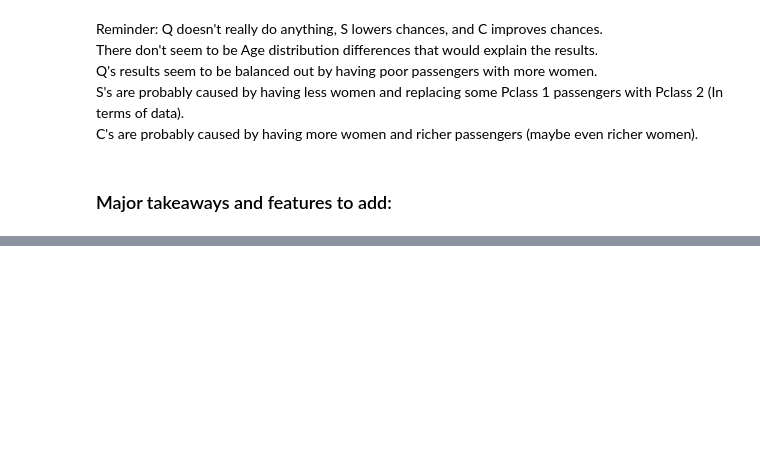
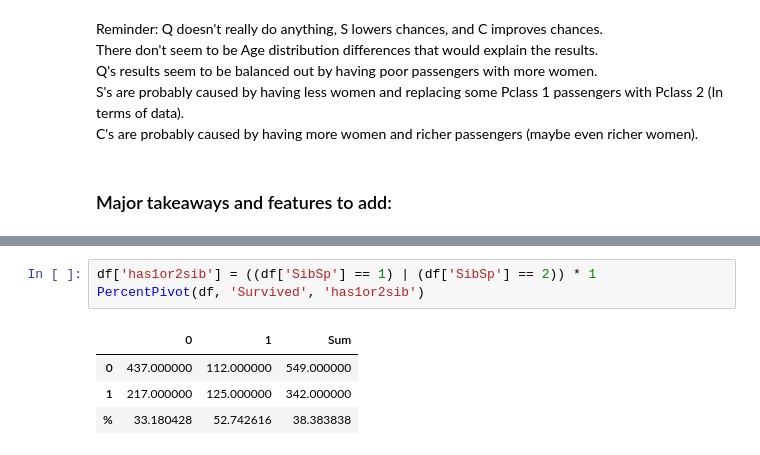
Before and after one commit to Alon-Shaaltiel/Titanic_ML, a Jupyter notebook: DataVisualizationAndPreprocessing.ipynb, the cells around one changed output, grey strips where cells are left out. Cells and saved outputs as stored; diff of their text form; blank space fills up the shorter version.

```diff
--- a/DataVisualizationAndPreprocessing.ipynb
+++ b/DataVisualizationAndPreprocessing.ipynb
@@ -532,0 +531,8 @@ Cols
+# %%
+df['has1or2sib'] = ((df['SibSp'] == 1) | (df['SibSp'] == 2)) * 1
+PercentPivot(df, 'Survived', 'has1or2sib')
+# %% [output]
+|  | 0 | 1 | Sum |
+| 0 | 437.000000 | 112.000000 | 549.000000 |
+| 1 | 217.000000 | 125.000000 | 342.000000 |
+| % | 33.180428 | 52.742616 | 38.383838 |
```
Also changed, not shown: parts of 14 cells of this notebook, 2 other files.
